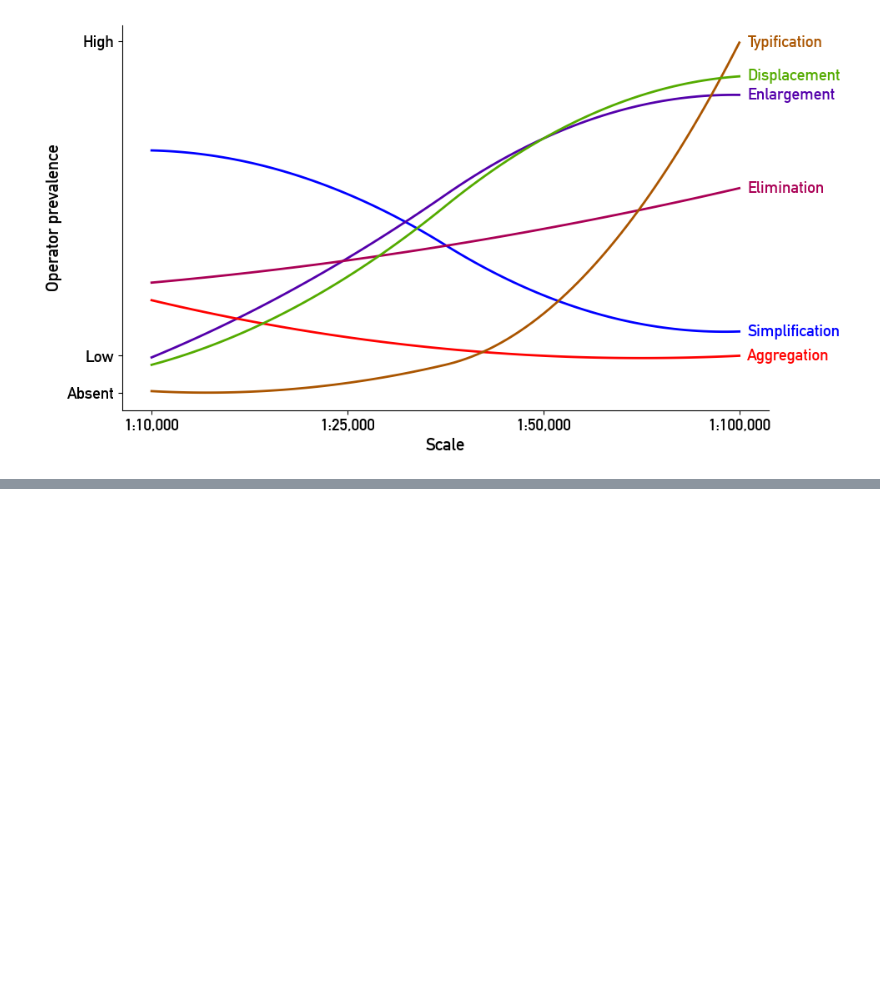
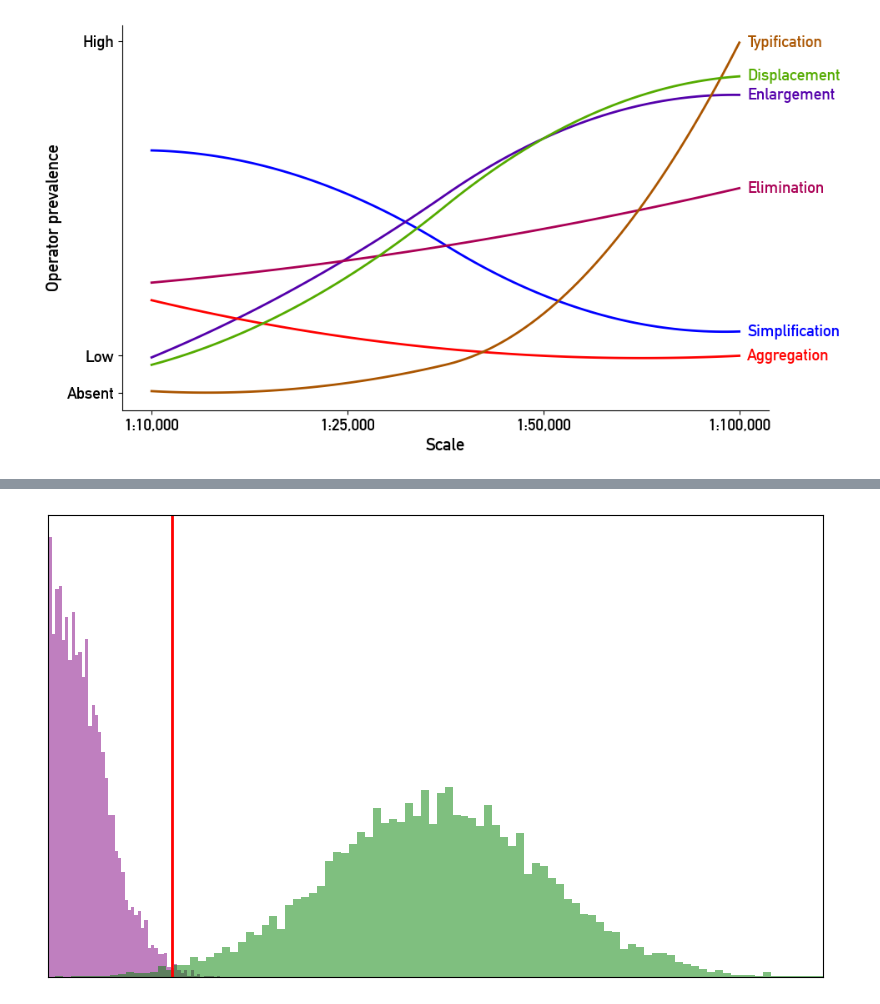
Before and after one commit to jorissenn/genops, a Jupyter notebook: 99_visualizations.ipynb, the cells around one changed output, grey strips where cells are left out. Cells and saved outputs as stored; diff of their text form; code cells hidden in the pictures; blank space fills up the shorter version.

Commit message:
generated visualization for labeling functions

```diff
--- a/99_visualizations.ipynb
+++ b/99_visualizations.ipynb
@@ -73,0 +77,89 @@ fig.savefig(f"{path}/operator_prevalence.png", bbox_inches="tight")
+# %%
+def plot_two_normal_distributions(ax,
+                                  mean1,
+                                  std1,
+                                  mean2,
+                                  std2,
+                                  size,
+                                  bins,
+                                  alpha,
+                                  color1,
+                                  color2):
+    """Plot histograms of two normal distributions."""
+    # generate random samples for both distributions
+    data1 = np.random.normal(loc=mean1, scale=std1, size=size)
+    data2 = np.random.normal(loc=mean2, scale=std2, size=size)
+
+    # plot histograms
+    ax.hist(data1, bins=bins, alpha=alpha, color=color1, density=True)
+    ax.hist(data2, bins=bins, alpha=alpha, color=color2, density=True)
+
+    # hide axis ticks
+    ax.set_xticks([])
+    ax.set_yticks([])
+
+# initialize the figures
+fig1, ax1 = plt.subplots(figsize=figsize)
+fig2, ax2 = plt.subplots(figsize=figsize)
+fig3, ax3 = plt.subplots(figsize=figsize)
+
+# plot the histograms
+plot_two_normal_distributions(ax=ax1,
+                              mean1=0,
+                              std1=0.03,
+                              mean2=0.25,
+                              std2=0.07,
+                              size=10000,
+                              bins=100,
+                              alpha=0.5,
+                              color1="purple",
+                              color2="green")
+plot_two_normal_distributions(ax=ax2,
+                              mean1=0.5,
+                              std1=0.2,
+                              mean2=1,
+                              std2=0.05,
+                              size=10000,
+                              bins=100,
+                              alpha=0.5,
+                              color1="green",
+                              color2="purple")
+plot_two_normal_distributions(ax=ax3,
+                              mean1=0.9,
+                              std1=0.05,
+                              mean2=1,
+                              std2=0.01,
+                              size=10000,
+                              bins=100,
+                              alpha=0.5,
+                              color1="green",
+                              color2="purple")
+
+# set axis limits
+ax1.set_xlim([0, 0.5])
+ax2.set_xlim([0, 1.2])
+ax3.set_xlim([0.75, 1.05])
+
+# plot thresholds
+ax1.axvline(0.08, color="red", linewidth=2)
+ax2.axvline(0.87, color="red", linewidth=2)
+ax3.axvline(0.976, color="red", linewidth=2)
+
+# creating proxy artists for the legend
+legend_elements = [
+    Patch(facecolor="green", label="Operator present"),
+    Patch(facecolor="purple", label="Operator not present")
+]
+
+# add the legend to the last figure
+fig3.legend(handles=legend_elements, loc="upper center", ncol=2, bbox_to_anchor=(0.51, 0.1), frameon=False, fontsize=23)
+
+plt.show()
+
+# save the figure
+path = "../../Figures/Data/labeling_functions"
+fig1.savefig(f"{path}/displacement.png", bbox_inches="tight")
+fig2.savefig(f"{path}/enlargement.png", bbox_inches="tight")
+fig3.savefig(f"{path}/simplification.png", bbox_inches="tight")
+# %% [output]
+[figure, added]
```
Also changed, not shown: parts of 3 cells of this notebook.
